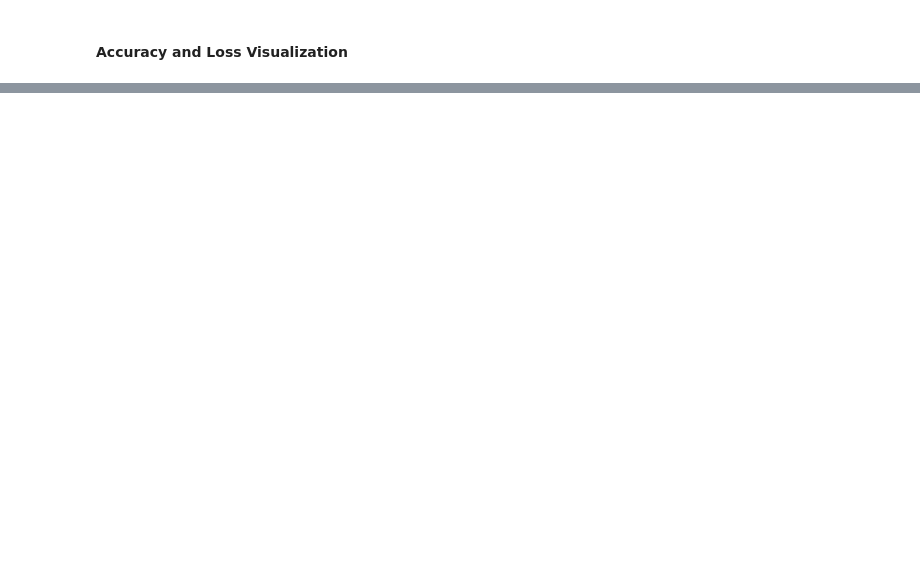
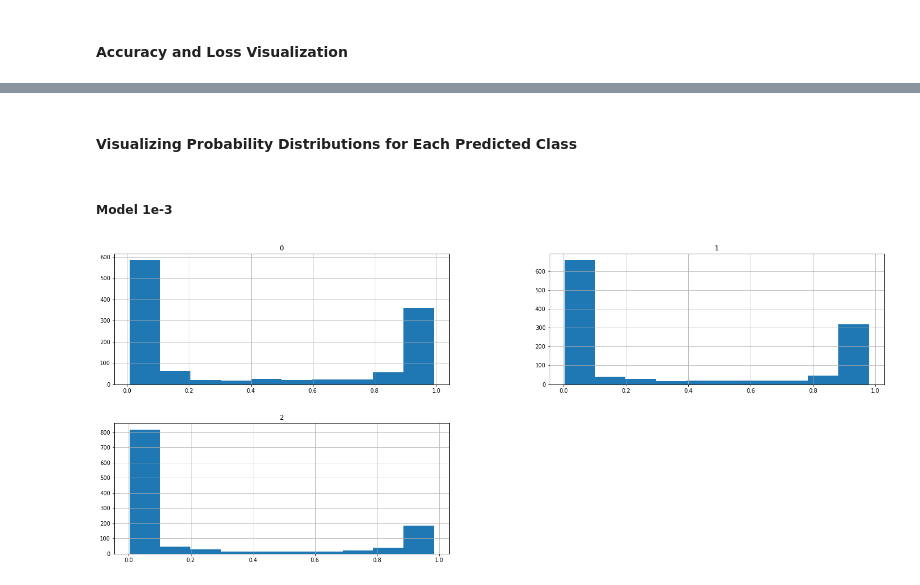
Before and after one commit to ProsperChuks/Customer-Sentiment-Analysis, a Jupyter notebook: absa/notebooks/lstm_model.ipynb, the cells around one changed output, grey strips where cells are left out. Saved outputs shown, nothing was run; the diff lists cells and outputs as text; code cells hidden in the pictures; blank space fills up the shorter version.

```diff
--- a/absa/notebooks/lstm_model.ipynb
+++ b/absa/notebooks/lstm_model.ipynb
@@ -14,7 +19,6 @@ from sklearn.model_selection import StratifiedKFold
 # %% [markdown]
 ## Loading needed data
 # %%
-ohe_train = pickle.load(open('/content/drive/MyDrive/Colab Notebooks/Customer Feedback Classification/absa/src/pickled files/OHE_X_train.pkl', 'rb'))
-we_train = pickle.load(open('/content/drive/MyDrive/Colab Notebooks/Customer Feedback Classification/absa/src/pickled files/WE_X_train.pkl', 'rb'))
-ytrain = pickle.load(open('/content/drive/MyDrive/Colab Notebooks/Customer Feedback Classification/absa/src/pickled files/y_train.pkl', 'rb'))
-x_test = pickle.load(open('/content/drive/MyDrive/Colab Notebooks/Customer Feedback Classification/absa/src/pickled files/X_test.pkl', 'rb'))
+we_train = pickle.load(open('/content/drive/MyDrive/Colab Notebooks/Customer Feedback Classification/absa/notebooks/pickled files/WE_X_train.pkl', 'rb'))
+ytrain = pickle.load(open('/content/drive/MyDrive/Colab Notebooks/Customer Feedback Classification/absa/notebooks/pickled files/y_train.pkl', 'rb'))
+test = pickle.load(open('/content/drive/MyDrive/Colab Notebooks/Customer Feedback Classification/absa/notebooks/pickled files/X_test.pkl', 'rb'))
@@ -118,0 +156,22 @@ Text(0, 0.5, 'Accuracy')
+# %%
+model_1e3 = keras.models.load_model('/content/drive/MyDrive/Colab Notebooks/Customer Feedback Classification/absa/models/LSTM/Hyperparam Tuning/my_model0.001.h5')
+model_1e4 = keras.models.load_model('/content/drive/MyDrive/Colab Notebooks/Customer Feedback Classification/absa/models/LSTM/Hyperparam Tuning/my_model0.0001.h5')
+model_1e5 = keras.models.load_model('/content/drive/MyDrive/Colab Notebooks/Customer Feedback Classification/absa/models/LSTM/Hyperparam Tuning/my_model1e-05.h5')
+
+pred3 = model_1e3.predict(x_val)
+pred3 = pd.DataFrame(pred3)
+
+pred4 = model_1e4.predict(x_val)
+pred4 = pd.DataFrame(pred4)
+
+pred5 = model_1e5.predict(x_val)
+pred5 = pd.DataFrame(pred5)
+# %% [markdown]
+#### Visualizing Probability Distributions for Each Predicted Class
+# %% [markdown]
+##### Model 1e-3
+# %%
+pred3.hist(figsize=(25, 10))
+plt.show()
+# %% [output]
+[figure, added]
```
Also changed, not shown: parts of 18 cells of this notebook, 15 other files.
